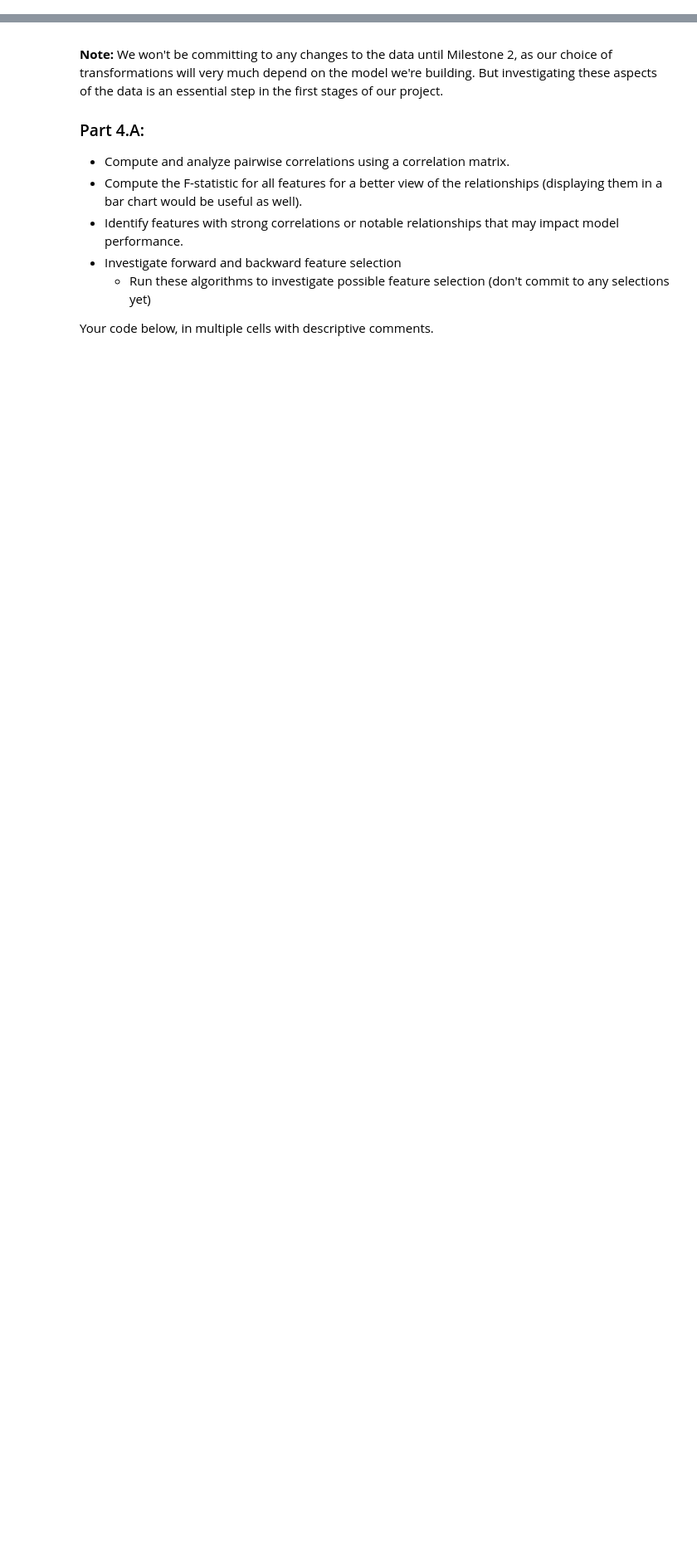
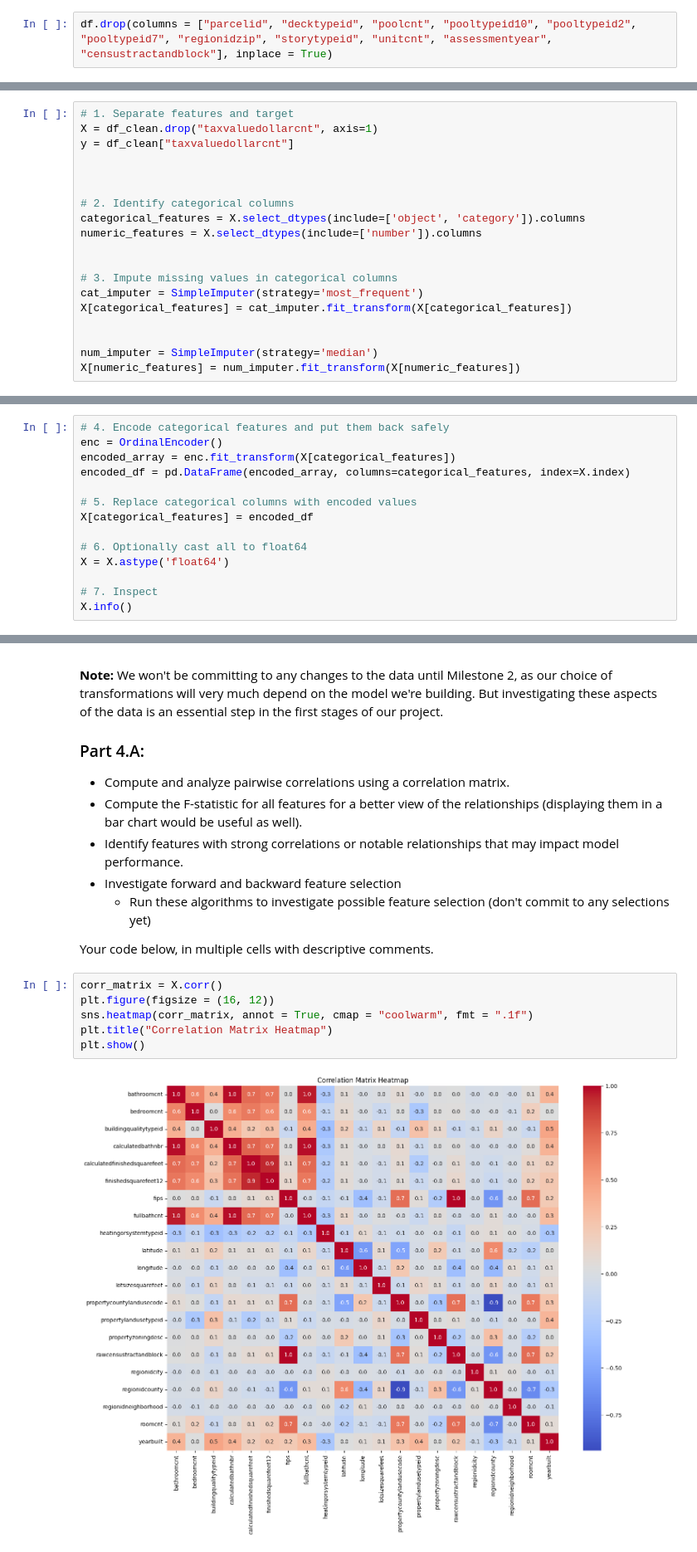
Before and after one commit to amc200092845471/Module-3-Assignments, a Jupyter notebook: Milestone_01 (1).ipynb, the cells around one changed output, grey strips where cells are left out. Shown at 83% size. Cells and saved outputs as stored; diff of their text form; blank space fills up the shorter version.

```diff
--- a/Milestone_01 (1).ipynb
+++ b/Milestone_01 (1).ipynb
@@ -441,3 +387,5 @@ Numeric Features: ['parcelid', 'airconditioningtypeid', 'bathroomcnt', 'bedroomc
+# %%
+df.drop(columns = ["parcelid", "decktypeid", "poolcnt", "pooltypeid10", "pooltypeid2", "pooltypeid7", "regionidzip", "storytypeid", "unitcnt", "assessmentyear", "censustractandblock"], inplace = True)
 # %% [markdown]
 #### **3.A Discussion:** Justify in a paragraph your decisions about which features to drop.
 # %% [markdown]
@@ -553,9 +530,42 @@ Review the methods for imputation in **Appendix 2** and choose how you will impu
 - Consider whether different methods are justified for different features.
 - In the next cells, apply your imputation methods to the dataset so that no null values remain after this step.
 - Answer the discussion question.
+# %%
+# 1. Separate features and target
+X = df_clean.drop("taxvaluedollarcnt", axis=1)
+y = df_clean["taxvaluedollarcnt"]
+
+
+
+# 2. Identify categorical columns
+categorical_features = X.select_dtypes(include=['object', 'category']).columns
+numeric_features = X.select_dtypes(include=['number']).columns
+
+
+# 3. Impute missing values in categorical columns
+cat_imputer = SimpleImputer(strategy='most_frequent')
+X[categorical_features] = cat_imputer.fit_transform(X[categorical_features])
+
+
+num_imputer = SimpleImputer(strategy='median')
+X[numeric_features] = num_imputer.fit_transform(X[numeric_features])
 # %% [markdown]
 #### **3.D Discussion:**  Describe in a paragraph your decisions about which methods you used to impute missing values in the dataset
 # %% [markdown]
 ### 3.E: Encode the Categorical Features (if any)
 
 You may not have any categorical features. If you do, encode them in the next step. No discussion is necessary.
+# %%
+# 4. Encode categorical features and put them back safely
+enc = OrdinalEncoder()
+encoded_array = enc.fit_transform(X[categorical_features])
+encoded_df = pd.DataFrame(encoded_array, columns=categorical_features, index=X.index)
+
+# 5. Replace categorical columns with encoded values
+X[categorical_features] = encoded_df
+
+# 6. Optionally cast all to float64
+X = X.astype('float64')
+
+# 7. Inspect
+X.info()
@@ -575,3 +603,11 @@ In this part, we will investigate the feature relationships as a way of understa
         - Run these algorithms to investigate possible feature selection (don't commit to any selections yet)
 
 Your code below, in multiple cells with descriptive comments.
+# %%
+corr_matrix = X.corr()
+plt.figure(figsize = (16, 12))
+sns.heatmap(corr_matrix, annot = True, cmap = "coolwarm", fmt = ".1f")
+plt.title("Correlation Matrix Heatmap")
+plt.show()
+# %% [output]
+[figure, added]
```
Also changed, not shown: parts of 33 cells of this notebook, 2 other files.
